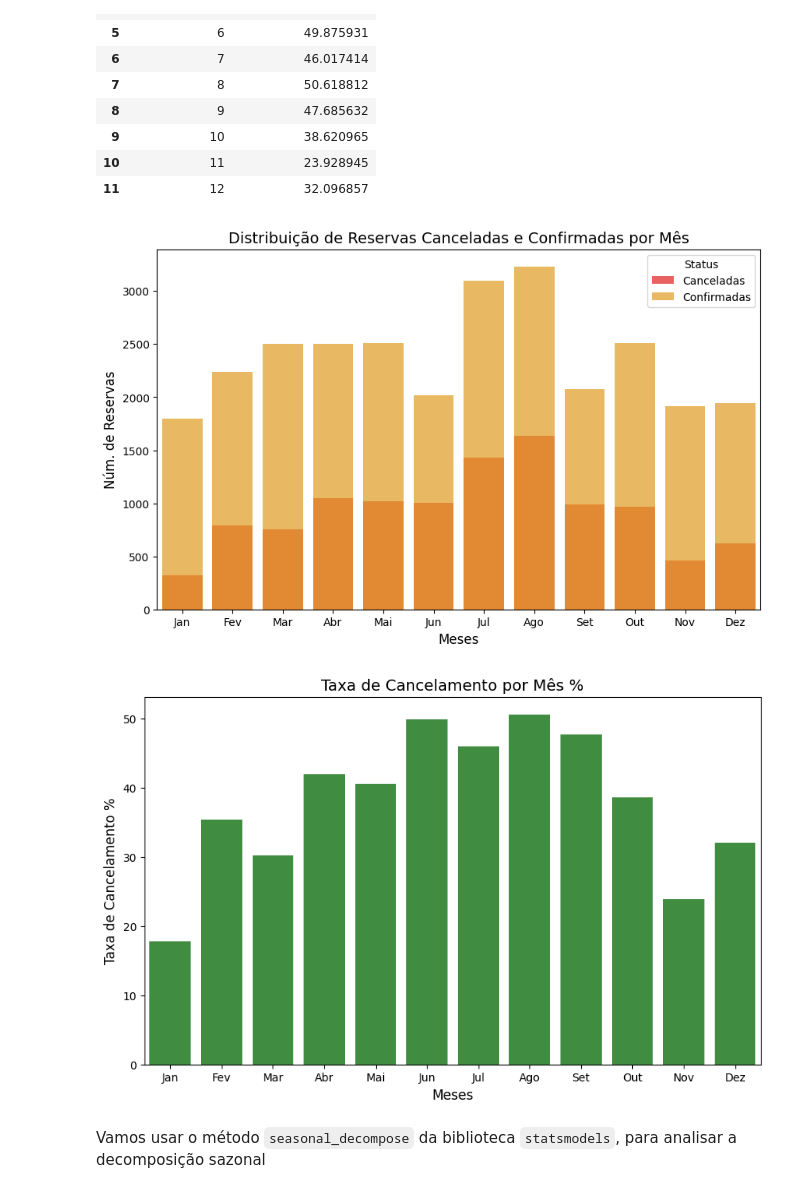
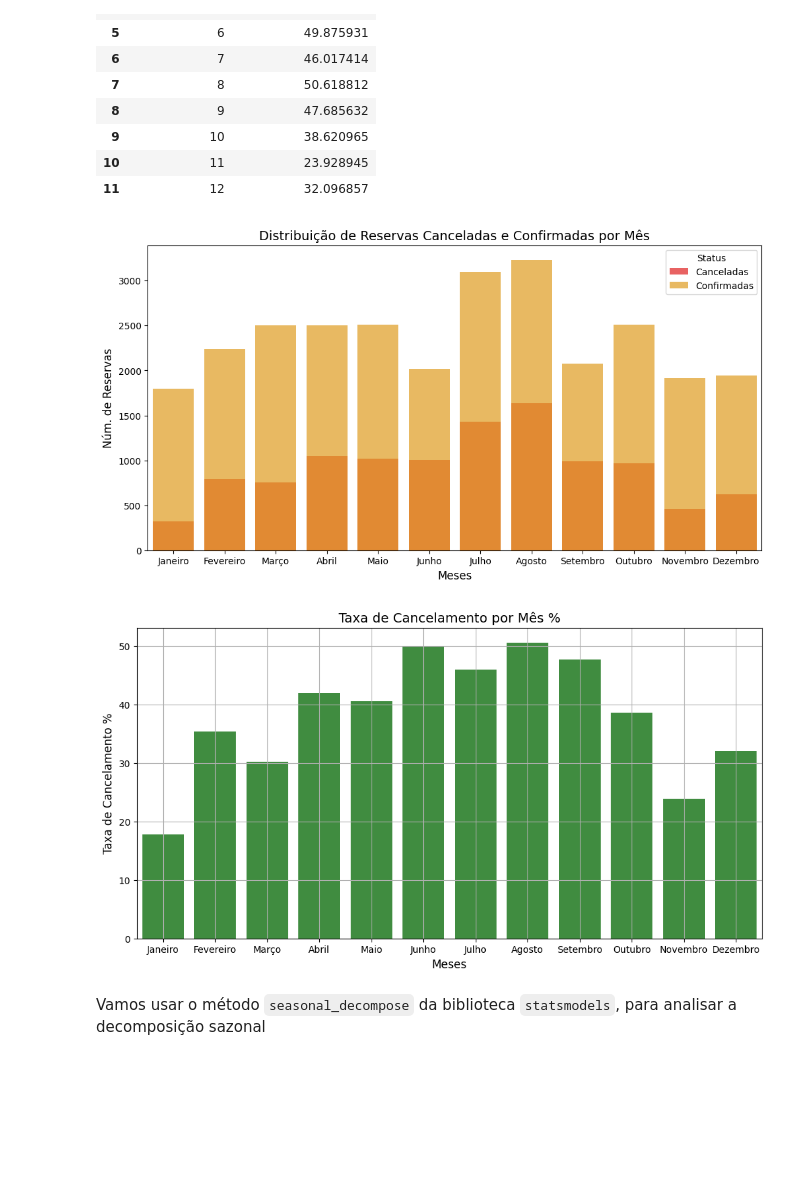
Before and after one commit to mh-pedro/Data-case-resort, a Jupyter notebook: case-resort.ipynb, the cells around one changed output. Cells and saved outputs as stored; diff of their text form; code cells hidden in the pictures; blank space fills up the shorter version.

```diff
--- a/case-resort.ipynb
+++ b/case-resort.ipynb
@@ -514,36 +525,38 @@ dist_res_ratio
 # %%
 # Calcular a taxa entre canceladas e não canceladas
 dist_res_ratio = pd.DataFrame({
     'mes_chegada': range(1, 13),
     'taxa_cancelamento': dist_res_can_temporal_mes['reserva_cancelada'] / dist_res_book_temporal_mes['reserva_cancelada']*100
 })
 
 # Gráfico 1: Canceladas e Confirmadas
-plt.figure(figsize=(10, 6))
+plt.figure(figsize=(12, 6))
 sns.barplot(data=dist_res_can_temporal_mes, x='mes_chegada', y='reserva_cancelada', color='red', alpha=0.7, label='Canceladas')
 sns.barplot(data=dist_res_book_temporal_mes, x='mes_chegada', y='reserva_cancelada', color='orange', alpha=0.7, label='Confirmadas')
 
+meses = ['Janeiro', 'Fevereiro', 'Março', 'Abril', 'Maio', 'Junho', 'Julho', 'Agosto', 'Setembro', 'Outubro', 'Novembro', 'Dezembro']
 # Personalização do Gráfico 1
 plt.title('Distribuição de Reservas Canceladas e Confirmadas por Mês', fontsize=14)
 plt.xlabel('Meses', fontsize=12)
 plt.ylabel('Núm. de Reservas', fontsize=12)
 plt.xticks(ticks=range(12), labels=meses)
 plt.legend(title='Status')
 plt.show()
 
 # Gráfico 2: Taxa de Cancelamento
-plt.figure(figsize=(10, 6))
+plt.figure(figsize=(12, 6))
 sns.barplot(data=dist_res_ratio, x='mes_chegada', y='taxa_cancelamento', color='green', alpha=0.8)
 
 # Personalização do Gráfico 2
 plt.title('Taxa de Cancelamento por Mês %', fontsize=14)
 plt.xlabel('Meses', fontsize=12)
 plt.ylabel('Taxa de Cancelamento %', fontsize=12)
 plt.xticks(ticks=range(12), labels=meses)
+plt.grid()
 plt.show()
 # %% [output]
-[figure, old version]
+[figure, new version]
-[figure, old version]
+[figure, new version]
 # %% [markdown]
 Vamos usar o método `seasonal_decompose` da biblioteca `statsmodels`, para analisar a decomposição sazonal
 # %%
```
Also changed, not shown: parts of 31 cells of this notebook.
